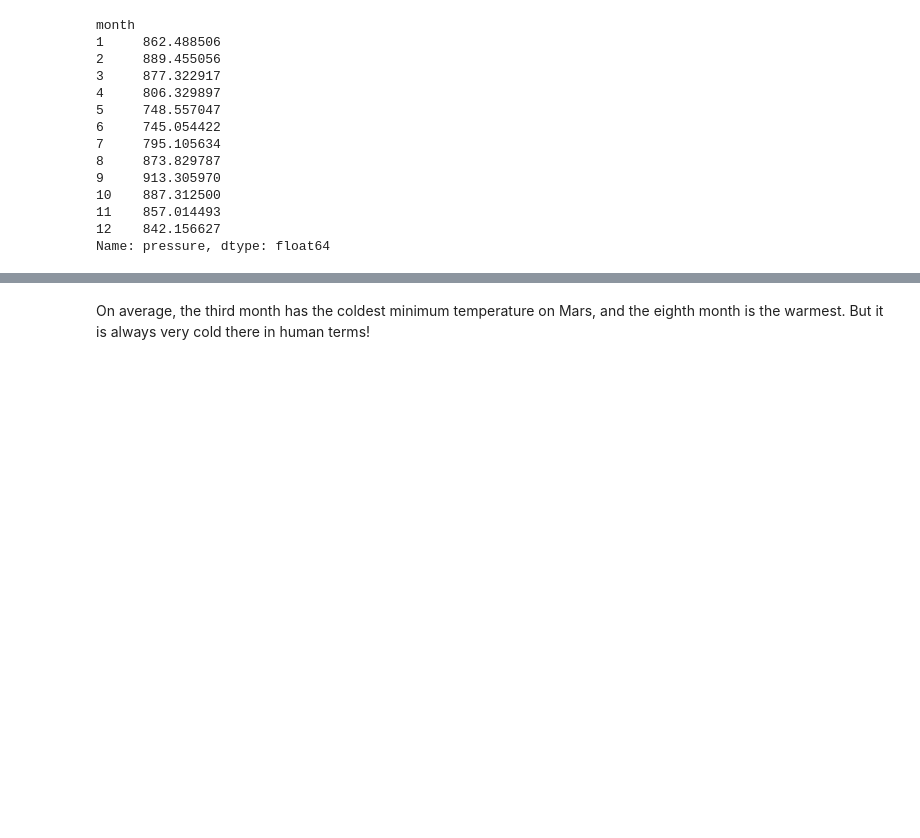
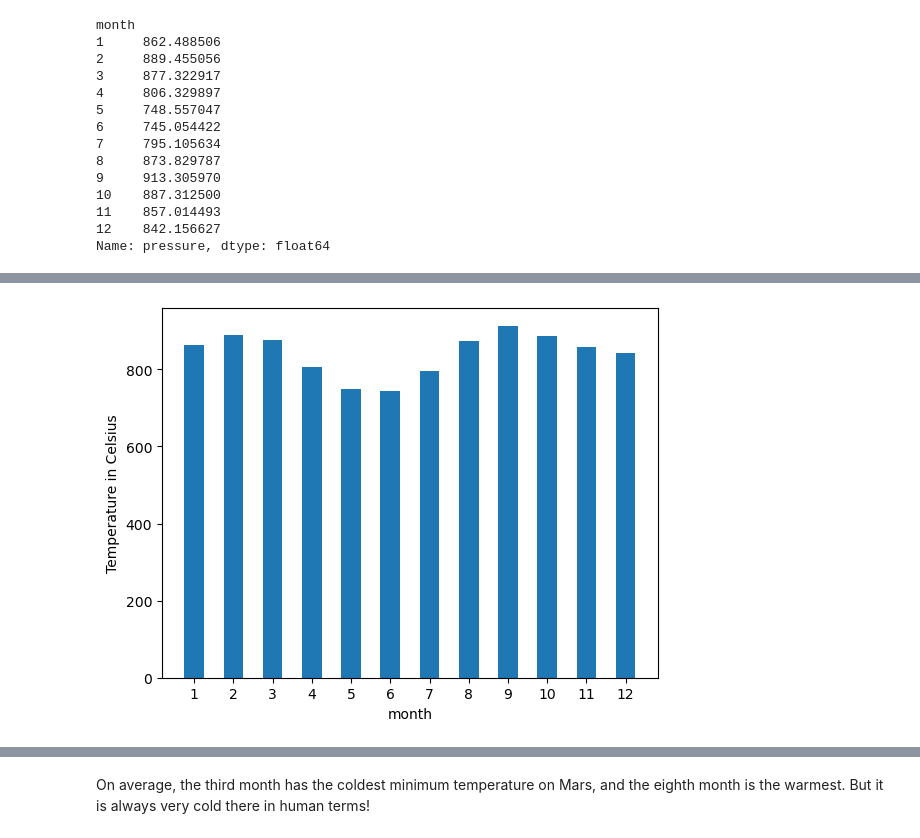
Before and after one commit to Momocat10/Module_11_Challenge, a Jupyter notebook: part_2_mars_weather.ipynb, the cells around one changed output, grey strips where cells are left out. Saved outputs shown, nothing was run; the diff lists cells and outputs as text; code cells hidden in the pictures; blank space fills up the shorter version.

```diff
--- a/part_2_mars_weather.ipynb
+++ b/part_2_mars_weather.ipynb
@@ -225,2 +211,11 @@ Name: pressure, dtype: float64
+# %%
+# Plot the average pressure by month
+plt.bar(avg_pressure_by_month.index, avg_pressure_by_month.values,width=.5)
+plt.ylabel("Temperature in Celsius")
+plt.xlabel("month")
+plt.xticks(avg_pressure_by_month.index)
+plt.show()
+# %% [output]
+[figure, added]
 # %%
 # 5. How many terrestrial (earth) days are there in a Martian year?
```
Also changed, not shown: parts of 7 cells of this notebook, 2 other files.
